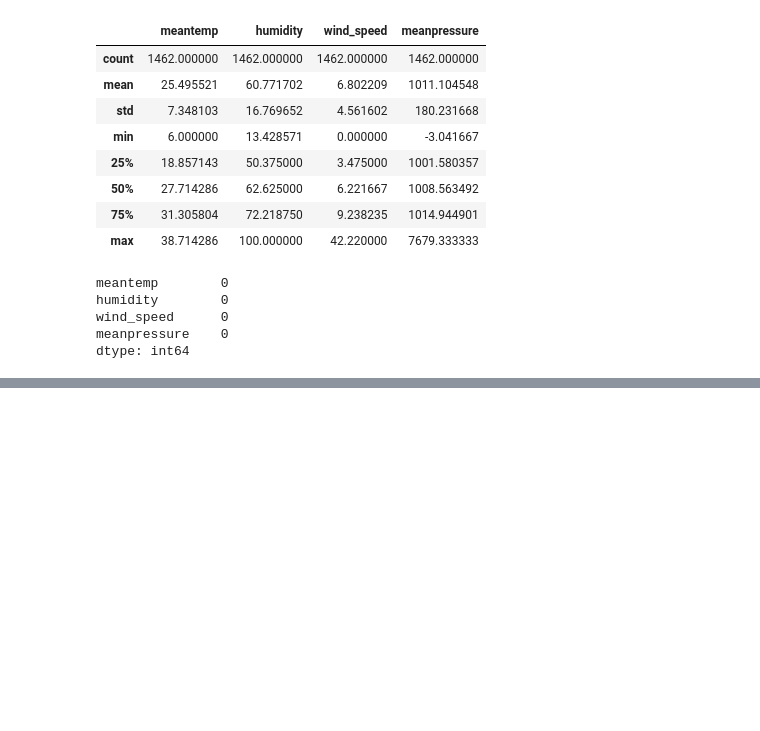
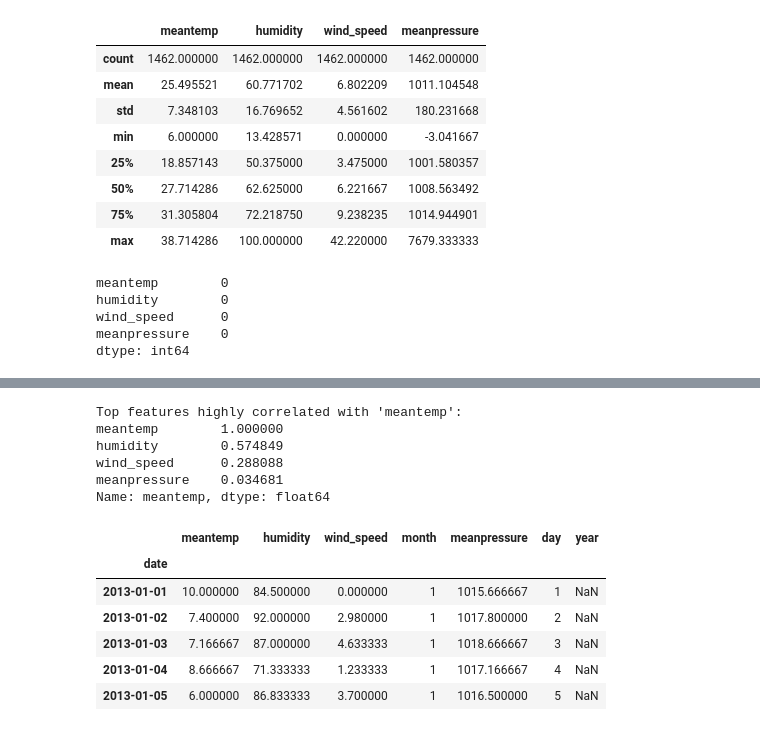
Before and after one commit to Atharvadethe/Sustainability_AI_Course_2.0, a Jupyter notebook: day-10/Rnn_2.ipynb, the cells around one changed output, grey strips where cells are left out. Cells and saved outputs as stored; diff of their text form; code cells hidden in the pictures; blank space fills up the shorter version.

```diff
--- a/day-10/Rnn_2.ipynb
+++ b/day-10/Rnn_2.ipynb
@@ -146,0 +154,28 @@ sns.heatmap(corr, annot=True, cmap='coolwarm', fmt='.2f', square=True, cbar_kws=
+# %%
+# Calculate correlation matrix if not already done
+if 'corr' not in locals():
+	corr = data.drop(columns=['day', 'month', 'year'], errors='ignore').corr()
+
+# Top features which are highly correlated with meantemp
+top_features = corr['meantemp'].abs().sort_values(ascending=False).head(10)
+print("Top features highly correlated with 'meantemp':")
+print(top_features)
+# %% [output]
+Top features highly correlated with 'meantemp':
+meantemp        1.000000
+humidity        0.574849
+wind_speed      0.288088
+meanpressure    0.034681
+Name: meantemp, dtype: float64
+# %%
+#create a dataframe named climate_df
+climate_df = data[['meantemp', 'humidity', 'wind_speed', 'month', 'meanpressure', 'day', 'year']].copy()
+climate_df.head()
+# %% [output]
+|  | meantemp | humidity | wind_speed | month | meanpressure | day | year |
+| date |  |  |  |  |  |  |  |
+| 2013-01-01 | 10.000000 | 84.500000 | 0.000000 | 1 | 1015.666667 | 1 | NaN |
+| 2013-01-02 | 7.400000 | 92.000000 | 2.980000 | 1 | 1017.800000 | 2 | NaN |
+| 2013-01-03 | 7.166667 | 87.000000 | 4.633333 | 1 | 1018.666667 | 3 | NaN |
+| 2013-01-04 | 8.666667 | 71.333333 | 1.233333 | 1 | 1017.166667 | 4 | NaN |
+| 2013-01-05 | 6.000000 | 86.833333 | 3.700000 | 1 | 1016.500000 | 5 | NaN |
```
Also changed, not shown: parts of 8 cells of this notebook, 2 other files.
